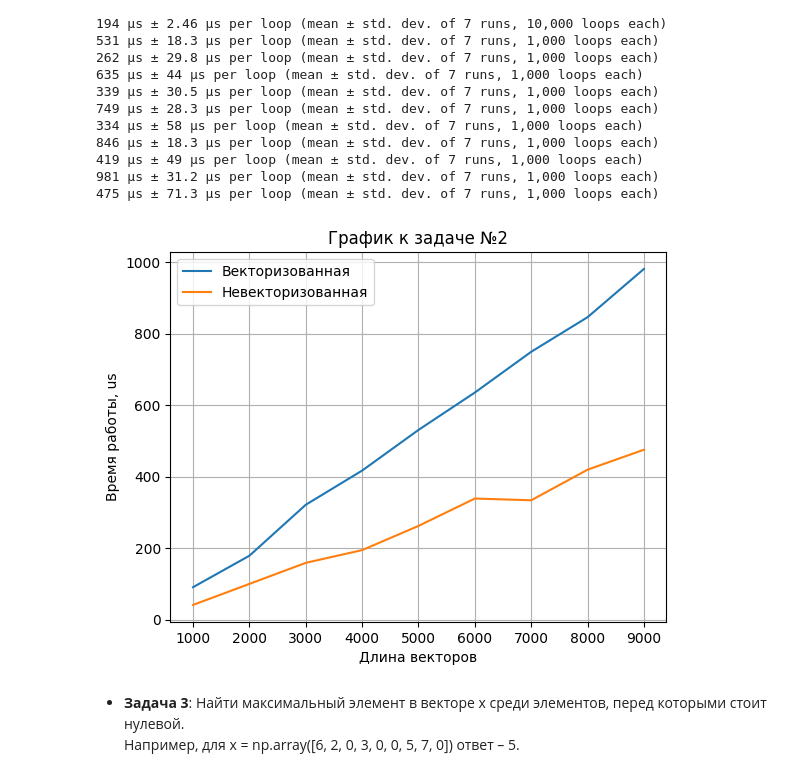
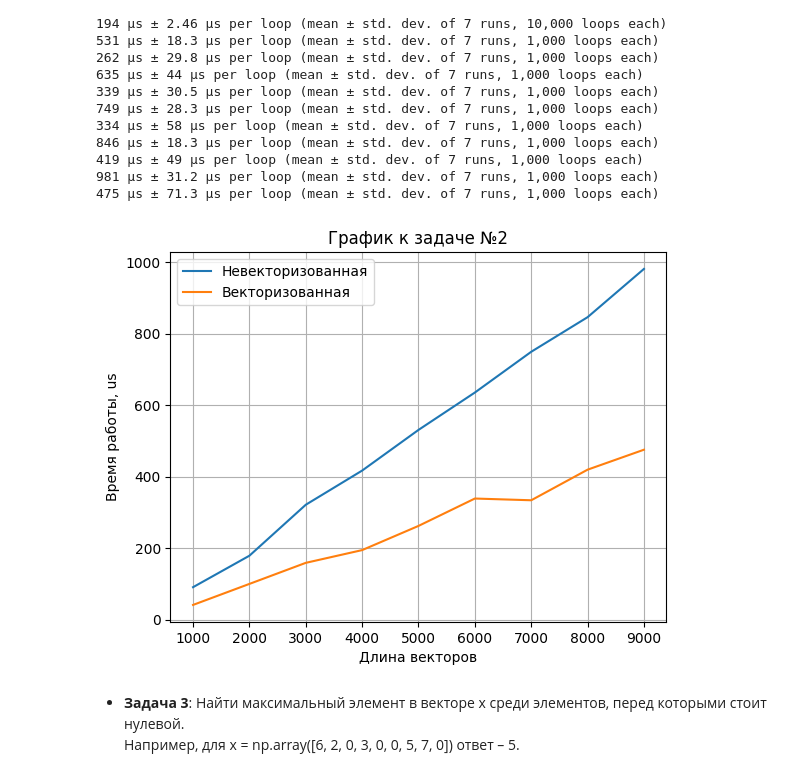
Before and after one commit to sene4ga/9-8-87, a Jupyter notebook: task1_numpy_practive.ipynb, the cells around one changed output. Cells and saved outputs as stored; diff of their text form; code cells hidden in the pictures.

```diff
--- a/task1_numpy_practive.ipynb
+++ b/task1_numpy_practive.ipynb
@@ -160,18 +160,18 @@ for size in data_size_2:
 981 µs ± 31.2 µs per loop (mean ± std. dev. of 7 runs, 1,000 loops each)
 475 µs ± 71.3 µs per loop (mean ± std. dev. of 7 runs, 1,000 loops each)
 # %%
-plt.plot(data_size_2, vect_list_2, label=u"Векторизованная")
-plt.plot(data_size_2, non_vect_list_2, label=u"Невекторизованная")
+plt.plot(data_size_2, vect_list_2, label=u"Невекторизованная")
+plt.plot(data_size_2, non_vect_list_2, label=u"Векторизованная")
 plt.xticks(data_size_2)
 plt.xlabel(u'Длина векторов')
 plt.ylabel(u'Время работы, us')
 plt.title(u'График к задаче №2')
 plt.grid(True)
 plt.legend()
 
 plt.show()
 # %% [output]
-[figure, old version]
+[figure, new version]
 # %% [markdown]
 * __Задача 3__: Найти максимальный элемент в векторе x среди элементов, перед которыми стоит нулевой.
  Например, для x = np.array([6, 2, 0, 3, 0, 0, 5, 7, 0]) ответ – 5.
```
